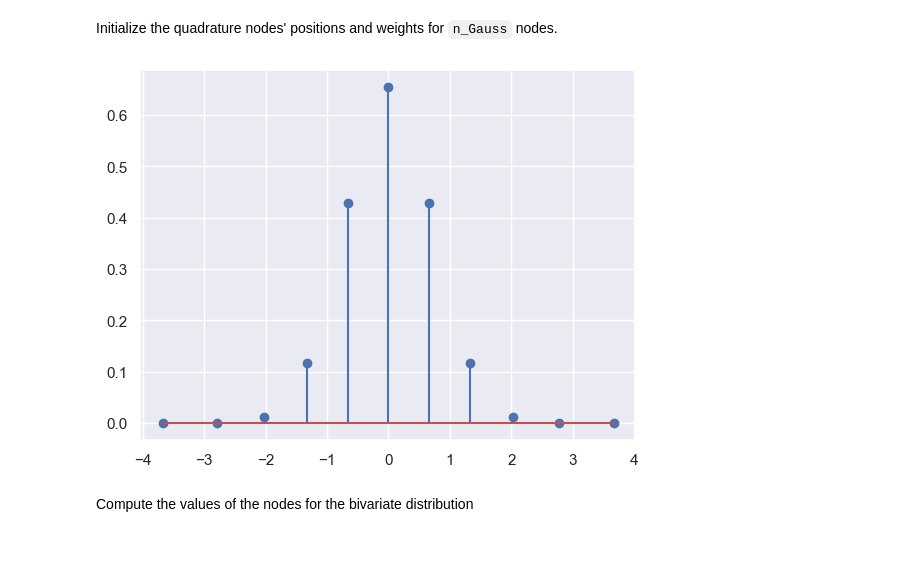
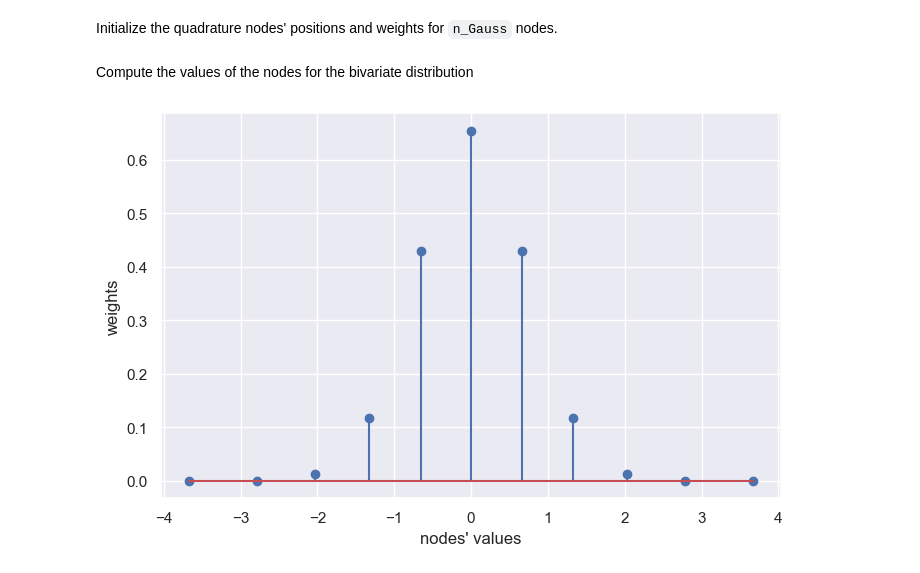
Before and after one commit to eric-andre/grsam, a Jupyter notebook: 01_Quadrature.ipynb, the cells around one changed output. Drawn from its saved outputs; the diff is of its cells as text; code cells hidden in the pictures.

```diff
--- a/01_Quadrature.ipynb
+++ b/01_Quadrature.ipynb
@@ -40,11 +36,17 @@ Prior over the mean vector
 Initialize the quadrature nodes' positions and weights for `n_Gauss` nodes.
 # %%
 portf.init_GaussHermite(n_Gauss=11)
-fig = plt.stem(portf.x_gauss, portf.w_gauss)
+portf.init_corr_nodes(cov=portf.cov)
+portf.init_corr_nodes_double(cov_outer=portf.cov_belief_init)
-# %% [output]
-[figure, removed]
 # %% [markdown]
 Compute the values of the nodes for the bivariate distribution
 # %%
-portf.init_corr_nodes(cov=portf.cov)
-portf.init_corr_nodes_double(cov_outer=portf.cov_belief_init)
+def plot_GH_nodes():
+    fig, ax = plt.subplots(figsize=(8,5))
+    ax.stem(portf.x_gauss, portf.w_gauss)
+    ax.set_xlabel("nodes' values")
+    ax.set_ylabel("weights")
+
+plot_GH_nodes()
+# %% [output]
+[figure, added]
```
Also changed, not shown: parts of 11 cells of this notebook, 2 other files.
